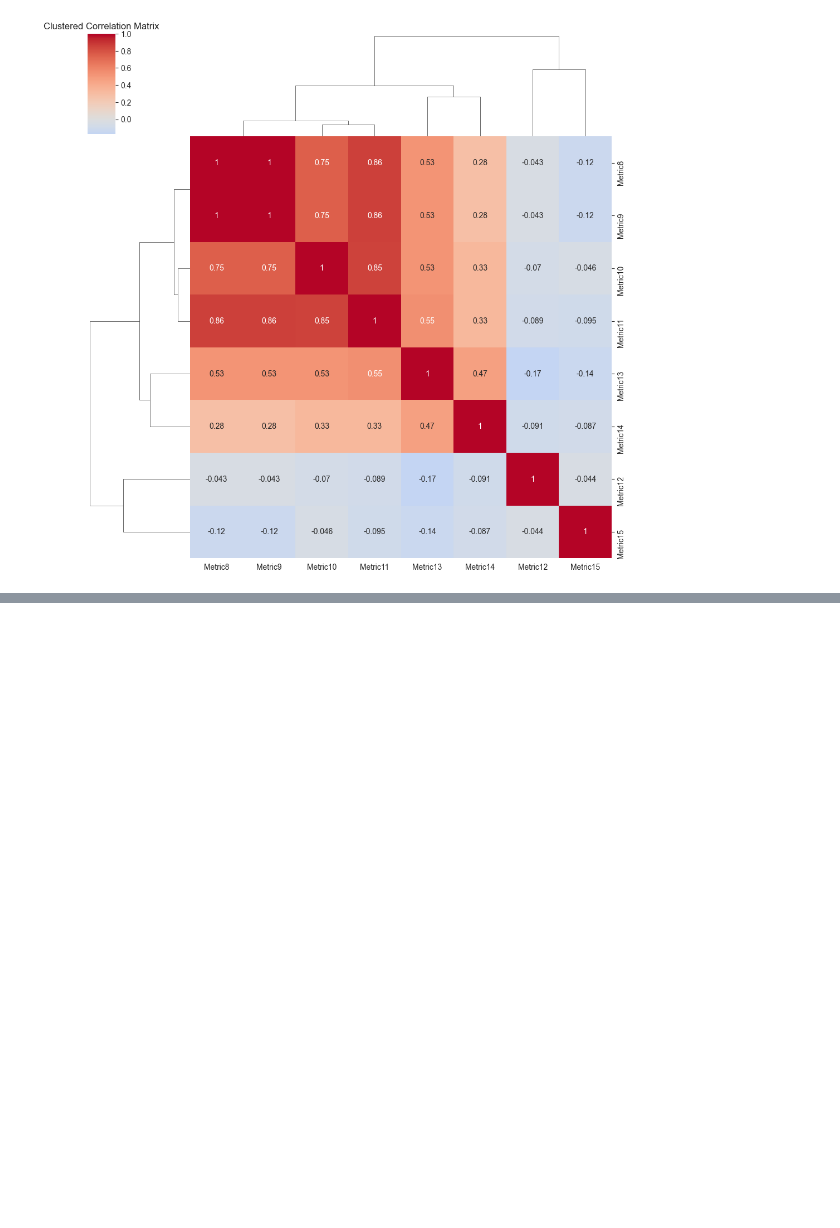
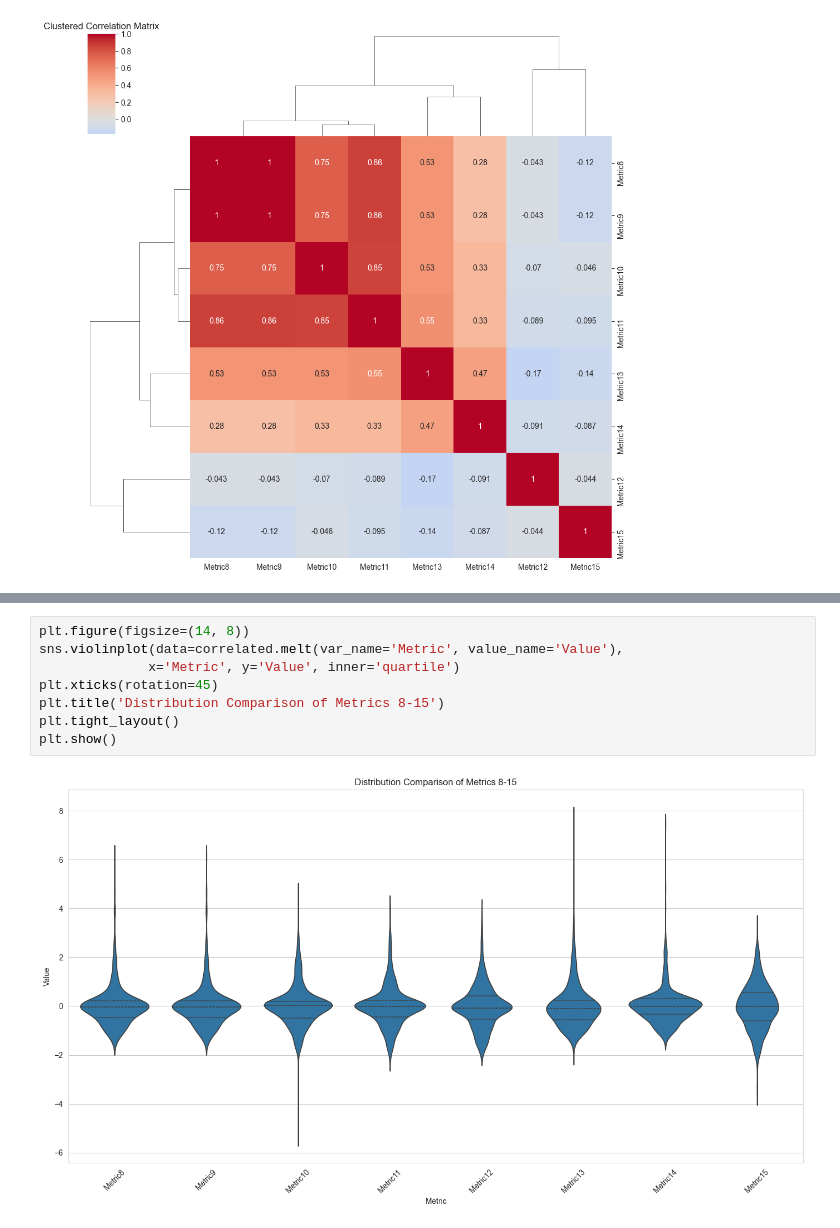
Before and after one commit to tomragus/CORVIA-Data-Analysis, a Jupyter notebook: Notebooks/CORVIA-DA (draft).ipynb, the cells around one changed output, grey strips where cells are left out. Cells and saved outputs as stored; diff of their text form; blank space fills up the shorter version.

```diff
--- a/Notebooks/CORVIA-DA (draft).ipynb
+++ b/Notebooks/CORVIA-DA (draft).ipynb
@@ -410,0 +414,10 @@ plt.show()
+# %%
+plt.figure(figsize=(14, 8))
+sns.violinplot(data=correlated.melt(var_name='Metric', value_name='Value'),
+              x='Metric', y='Value', inner='quartile')
+plt.xticks(rotation=45)
+plt.title('Distribution Comparison of Metrics 8-15')
+plt.tight_layout()
+plt.show()
+# %% [output]
+[figure, added]
```
Also changed, not shown: parts of 10 cells of this notebook.
